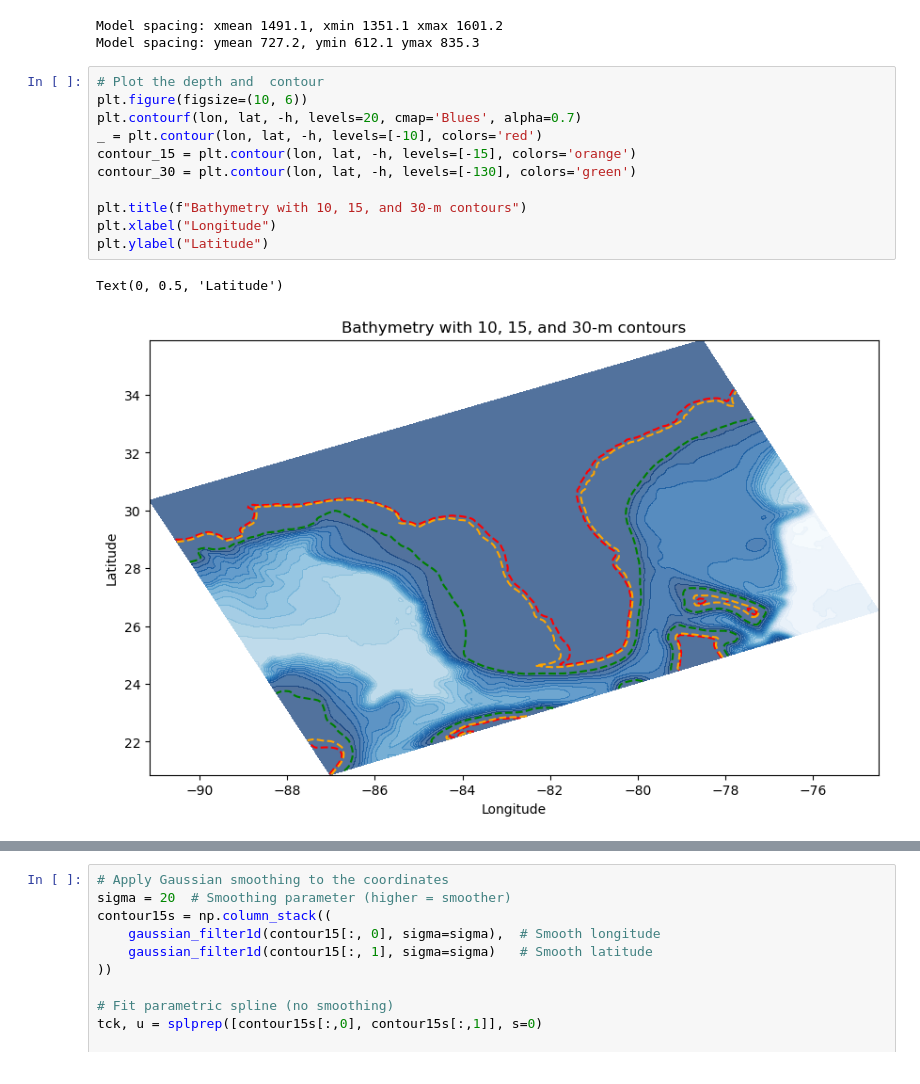
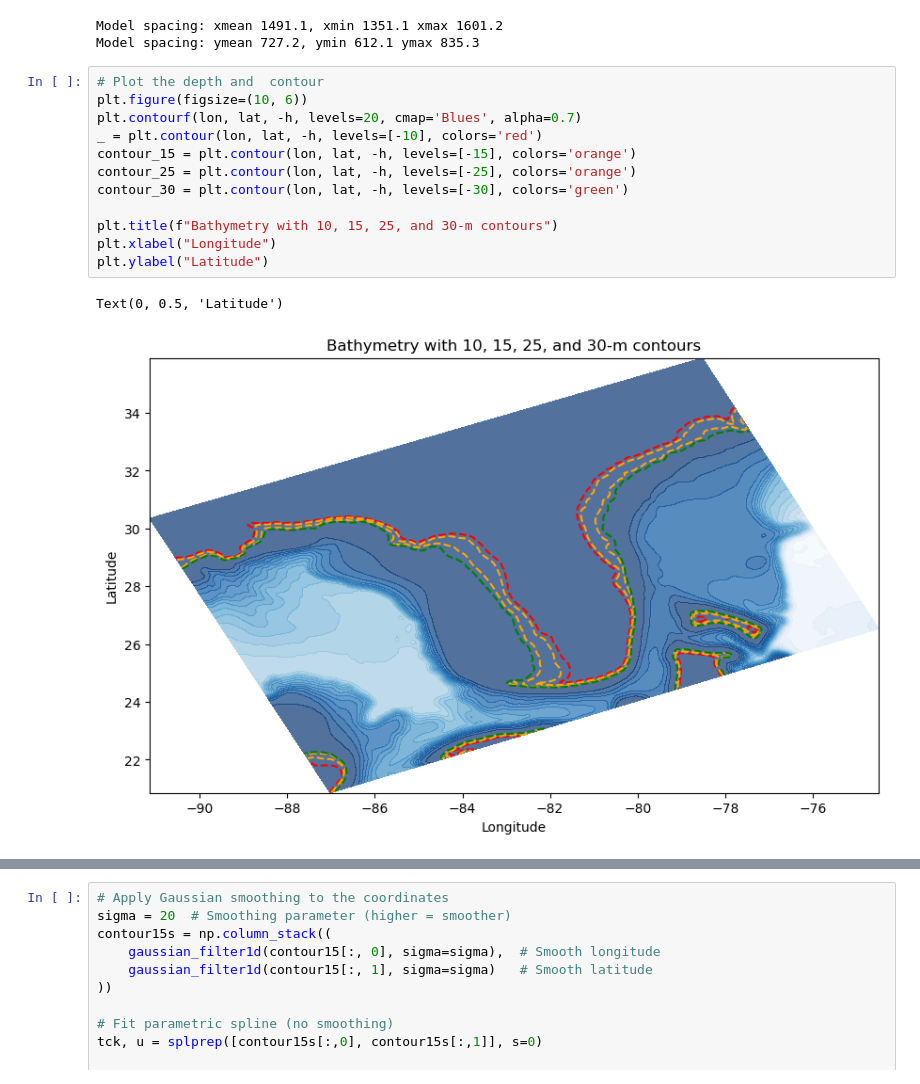
Before and after one commit to csherwood-usgs/NOPP_comparison, a Jupyter notebook: find_contour.ipynb, the cells around one changed output, grey strips where cells are left out. Drawn from its saved outputs; the diff is of its cells as text.

```diff
--- a/find_contour.ipynb
+++ b/find_contour.ipynb
@@ -60,17 +60,18 @@ Model spacing: ymean 727.2, ymin 612.1 ymax 835.3
 # %%
 # Plot the depth and  contour
 plt.figure(figsize=(10, 6))
 plt.contourf(lon, lat, -h, levels=20, cmap='Blues', alpha=0.7)
 _ = plt.contour(lon, lat, -h, levels=[-10], colors='red')
 contour_15 = plt.contour(lon, lat, -h, levels=[-15], colors='orange')
-contour_30 = plt.contour(lon, lat, -h, levels=[-130], colors='green')
+contour_25 = plt.contour(lon, lat, -h, levels=[-25], colors='orange')
+contour_30 = plt.contour(lon, lat, -h, levels=[-30], colors='green')
 
-plt.title(f"Bathymetry with 10, 15, and 30-m contours")
+plt.title(f"Bathymetry with 10, 15, 25, and 30-m contours")
 plt.xlabel("Longitude")
 plt.ylabel("Latitude")
 # %% [output]
 Text(0, 0.5, 'Latitude')
-[figure, old version]
+[figure, new version]
 # %%
 # Plot the depth and  contour
 plt.figure(figsize=(10, 6))
```
Also changed, not shown: parts of 4 cells of this notebook, 3 other files.
